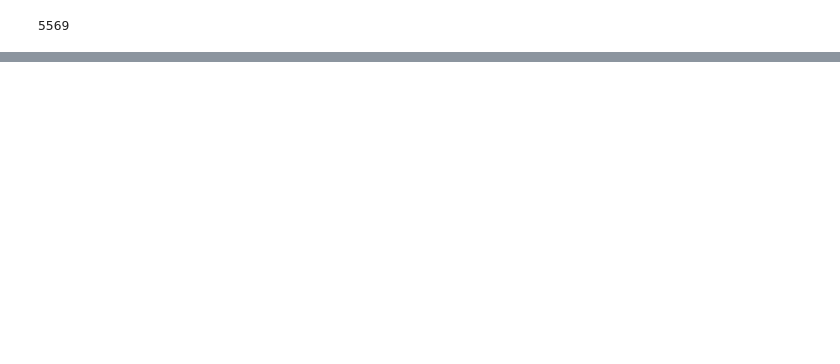
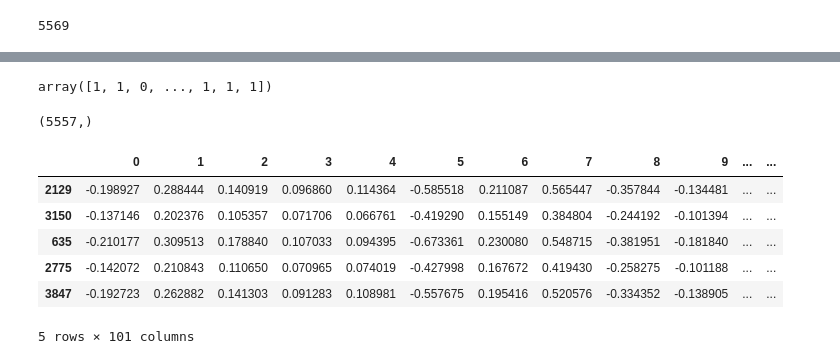
Before and after one commit to svgoudar/data_science_tutorial, a Jupyter notebook: NLP/Practicals/13b.Spam_Ham_Projects_Using_Word2vec,AvgWord2vec.ipynb, the cells around one changed output, grey strips where cells are left out. Cells and saved outputs as stored; diff of their text form; code cells hidden in the pictures; blank space fills up the shorter version.

```diff
--- a/NLP/Practicals/13b.Spam_Ham_Projects_Using_Word2vec,AvgWord2vec.ipynb
+++ b/NLP/Practicals/13b.Spam_Ham_Projects_Using_Word2vec,AvgWord2vec.ipynb
@@ -268,0 +409,4 @@ ValueError: setting an array element with a sequence. The requested array has an
+# %%
+y
+# %% [output]
+array([1, 1, 0, ..., 1, 1, 1])
@@ -268,0 +415,4 @@ ValueError: setting an array element with a sequence. The requested array has an
+# %%
+y.shape
+# %% [output]
+(5557,)
@@ -268,0 +427,10 @@ ValueError: setting an array element with a sequence. The requested array has an
+# %%
+X_train.head()
+# %% [output]
+|  | 0 | 1 | 2 | 3 | 4 | 5 | 6 | 7 | 8 | 9 | ... | ... |
+| 2129 | -0.198927 | 0.288444 | 0.140919 | 0.096860 | 0.114364 | -0.585518 | 0.211087 | 0.565447 | -0.357844 | -0.134481 | ... | ... |
+| 3150 | -0.137146 | 0.202376 | 0.105357 | 0.071706 | 0.066761 | -0.419290 | 0.155149 | 0.384804 | -0.244192 | -0.101394 | ... | ... |
+| 635 | -0.210177 | 0.309513 | 0.178840 | 0.107033 | 0.094395 | -0.673361 | 0.230080 | 0.548715 | -0.381951 | -0.181840 | ... | ... |
+| 2775 | -0.142072 | 0.210843 | 0.110650 | 0.070965 | 0.074019 | -0.427998 | 0.167672 | 0.419430 | -0.258275 | -0.101188 | ... | ... |
+| 3847 | -0.192723 | 0.262882 | 0.141303 | 0.091283 | 0.108981 | -0.557675 | 0.195416 | 0.520576 | -0.334352 | -0.138905 | ... | ... |
+5 rows × 101 columns
```
Also changed, not shown: parts of 38 cells of this notebook.
